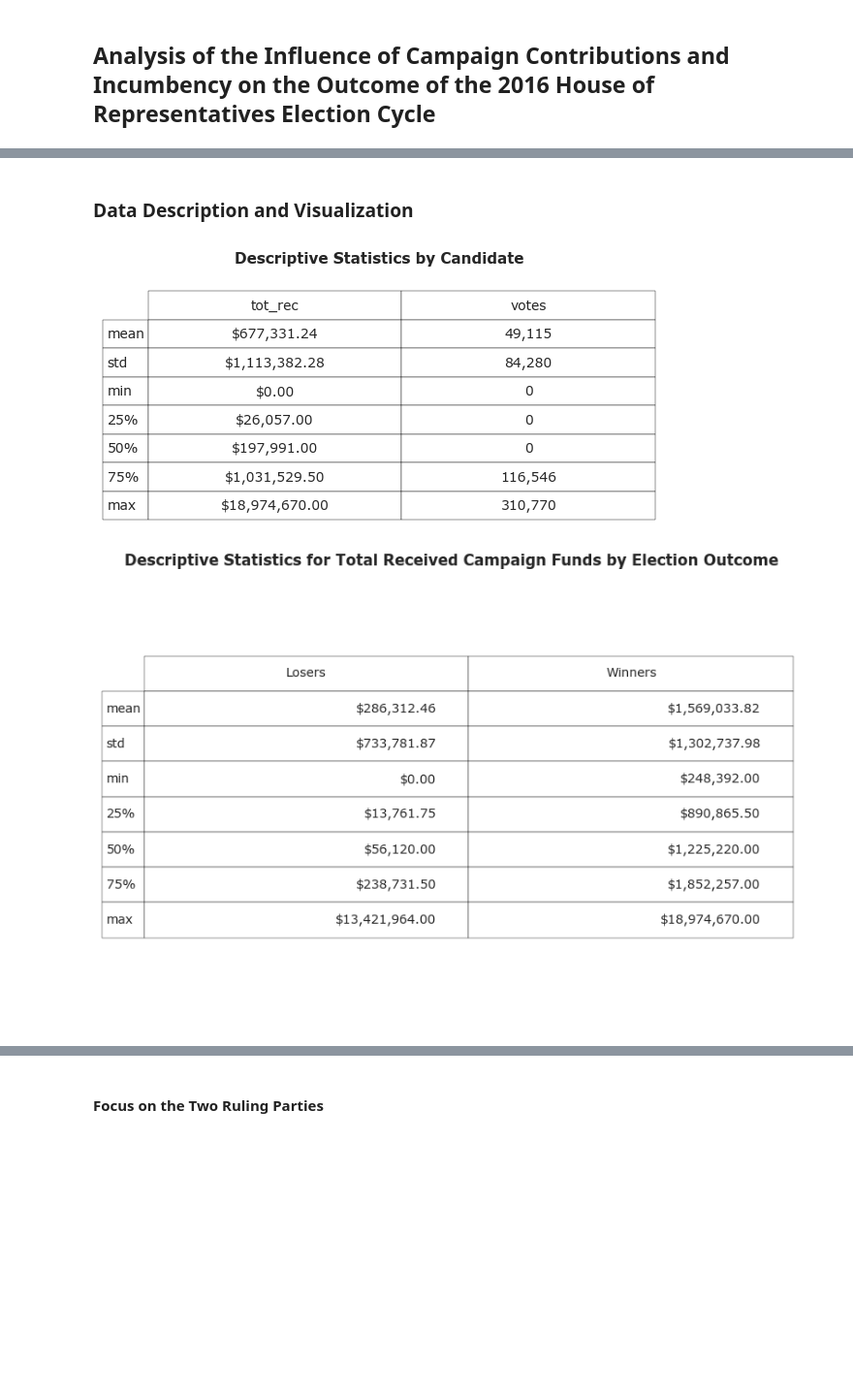
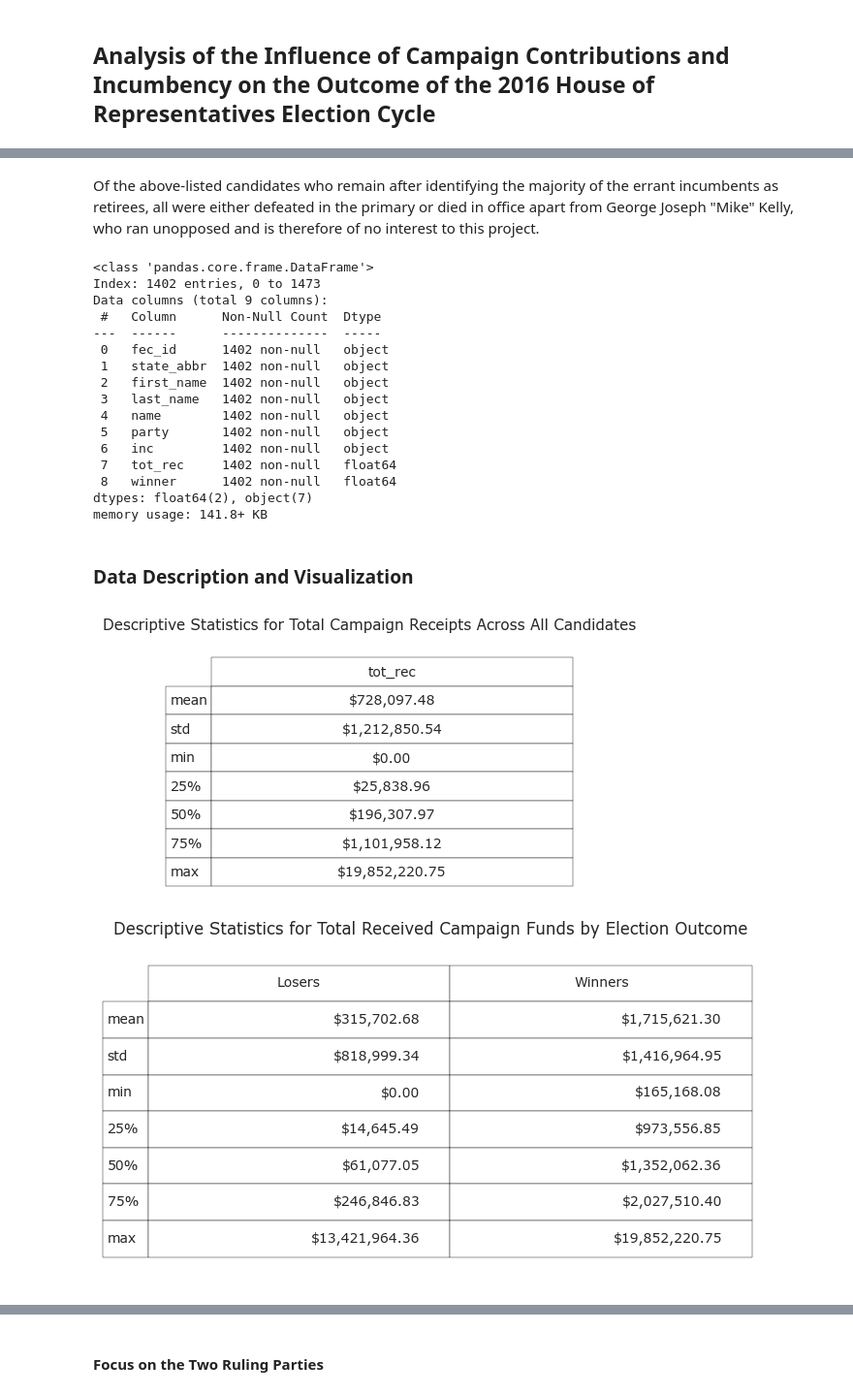
Before and after one commit to neophyte577/campaign-finance-analysis-house-2016, a Jupyter notebook: house_campaign_finance_2016.ipynb, the cells around one changed output, grey strips where cells are left out. Shown at 97% size. Saved outputs shown, nothing was run; the diff lists cells and outputs as text; code cells hidden in the pictures; blank space fills up the shorter version.

```diff
--- a/house_campaign_finance_2016.ipynb
+++ b/house_campaign_finance_2016.ipynb
@@ -132,0 +303,34 @@ house.sample(15)
+# %%
+from rapidfuzz import fuzz
+import pandas as pd
+
+# Define a function to check fuzzy similarity
+def is_similar(name1, name2, threshold=80):
+    return fuzz.ratio(name1.lower(), name2.lower()) >= threshold
+
+# Create all combinations of names between the two Series
+combined = pd.DataFrame({
+    'name_discrepant_incumbents': discrepant_incumbents.repeat(len(retirees)).reset_index(drop=True),
+    'name_retirees': pd.concat([retirees] * len(discrepant_incumbents)).reset_index(drop=True)
+})
+
+# Apply fuzzy matching
+combined['similar'] = combined.apply(
+    lambda row: is_similar(row['name_discrepant_incumbents'], row['name_retirees']), axis=1
+)
+
+matches = combined[combined['similar']]
+# %%
+display(np.shape(matches)[0], matches)
+
+house = house[~house['name'].isin(matches['name_discrepant_incumbents'])] # Drop all fuzzy matches between retiree data and names of discrepant incumbents
+
+df1 = retiree_df[~retiree_df['name'].isin(matches['name_retirees'])]['name'].reset_index(drop=True).sort_values()
+
+df2 = house[house['fec_id'].isin(discrepant_inc_ids)][~house['name'].isin(matches['name_discrepant_incumbents'])]['name'].reset_index(drop=True).sort_values()
+
+display(pd.DataFrame({'In Retiree List, Not in Finance':df1, 'In Finance, Not In Retiree List':df2}))
+
+# View names from retiree data which did not fuzzy match any names among discrepant incumbents
+
+display()
@@ -133,12 +365,40 @@ house.sample(15)
+# %% [markdown]
+Of the above-listed candidates who remain after identifying the majority of the errant incumbents as retirees, all were either defeated in the primary or died in office apart from George Joseph "Mike" Kelly, who ran unopposed and is therefore of no interest to this project.
+# %%
+house.info()
+# %% [output]
+<class 'pandas.core.frame.DataFrame'>
+Index: 1402 entries, 0 to 1473
+Data columns (total 9 columns):
+ #   Column      Non-Null Count  Dtype
+---  ------      --------------  -----
+ 0   fec_id      1402 non-null   object
+ 1   state_abbr  1402 non-null   object
+ 2   first_name  1402 non-null   object
+ 3   last_name   1402 non-null   object
+ 4   name        1402 non-null   object
+ 5   party       1402 non-null   object
+ 6   inc         1402 non-null   object
+ 7   tot_rec     1402 non-null   float64
+ 8   winner      1402 non-null   float64
+dtypes: float64(2), object(7)
+memory usage: 141.8+ KB
+# %%
+states = ['AL', 'AK', 'AZ', 'AR', 'CA', 'CO', 'CT', 'DE', 'FL', 'GA', 'HI', 'ID', 'IL', 'IN', 'IA', 'KS', 'KY', 'LA', 'ME', 'MD', 'MA', 'MI', 'MN',
+          'MS', 'MO', 'MT', 'NE', 'NV', 'NH', 'NJ', 'NM', 'NY', 'NC', 'ND', 'OH', 'OK', 'OR', 'PA', 'RI', 'SC', 'SD', 'TN', 'TX', 'UT', 'VT', 'VA',
+          'WA', 'WV', 'WI', 'WY']
+
+house = house[house['state_abbr'].isin(states)]
 # %% [markdown]
 ### Data Description and Visualization
 # %%
-d = house[['tot_rec','votes']].describe().drop(index='count')
+# d = house[['tot_rec','votes']].describe().drop(index='count')
+d = house[['tot_rec']].describe().drop(index='count')
 
 d['tot_rec'] = d['tot_rec'].apply(lambda x: f"${x:,.2f}" if isinstance(x, (int, float)) else x)
-d['votes'] = d['votes'].astype(int).apply(lambda x: f"{x:,}" if isinstance(x, (int, float)) else x)
+# d['votes'] = d['votes'].astype(int).apply(lambda x: f"{x:,}" if isinstance(x, (int, float)) else x)
 
-fig, ax = plt.subplots(figsize=(6, 3))
+fig, ax = plt.subplots(figsize=(4.5, 3))
 
 ax.axis('tight')
 ax.axis('off')
@@ -155,30 +415,30 @@ table = ax.table(
 table.auto_set_font_size(False)
 table.set_fontsize(10)
 table.scale(1, 2)
-fig.suptitle('Descriptive Statistics by Candidate', fontsize=11, fontweight='bold')
+fig.suptitle('Descriptive Statistics for Total Campaign Receipts Across All Candidates', fontsize=11)
 fig.tight_layout()
 
 plt.show()
 # %% [output]
-[figure, old version]
+[figure, new version]
 # %%
 describe_losers = house[house['winner']==0]['tot_rec'].describe().apply(lambda x: f'${x:,.2f}' if isinstance(x, (int, float)) else x).drop('count', axis='index')
 
 describe_winners = house[house['winner']==1]['tot_rec'].describe().apply(lambda x: f"${x:,.2f}" if isinstance(x, (int, float)) else x).drop('count', axis='index')
 
 des = pd.concat([describe_losers, describe_winners], axis='columns')
 
-fig, ax = plt.subplots()
+fig, ax = plt.subplots(figsize=(7,4))
 
 plt.rcParams['font.family'] = 'Verdana'
 ax.axis('off'), ax.axis('tight')
 table = ax.table(cellText=des.values.tolist(), rowLabels=des.index, colLabels=['Losers','Winners'], loc='center')
 table.scale(1,2)
-plt.title('Descriptive Statistics for Total Received Campaign Funds by Election Outcome       ', fontweight='bold')
+plt.title('Descriptive Statistics for Total Received Campaign Funds by Election Outcome       ')
 
 fig.tight_layout()
 # %% [output]
-[figure, old version]
+[figure, new version]
 # %%
 sns.histplot(data=house, x='tot_rec', kde=True, color='#15b01a')
 
```
Also changed, not shown: parts of 108 cells of this notebook, 13 other files.
